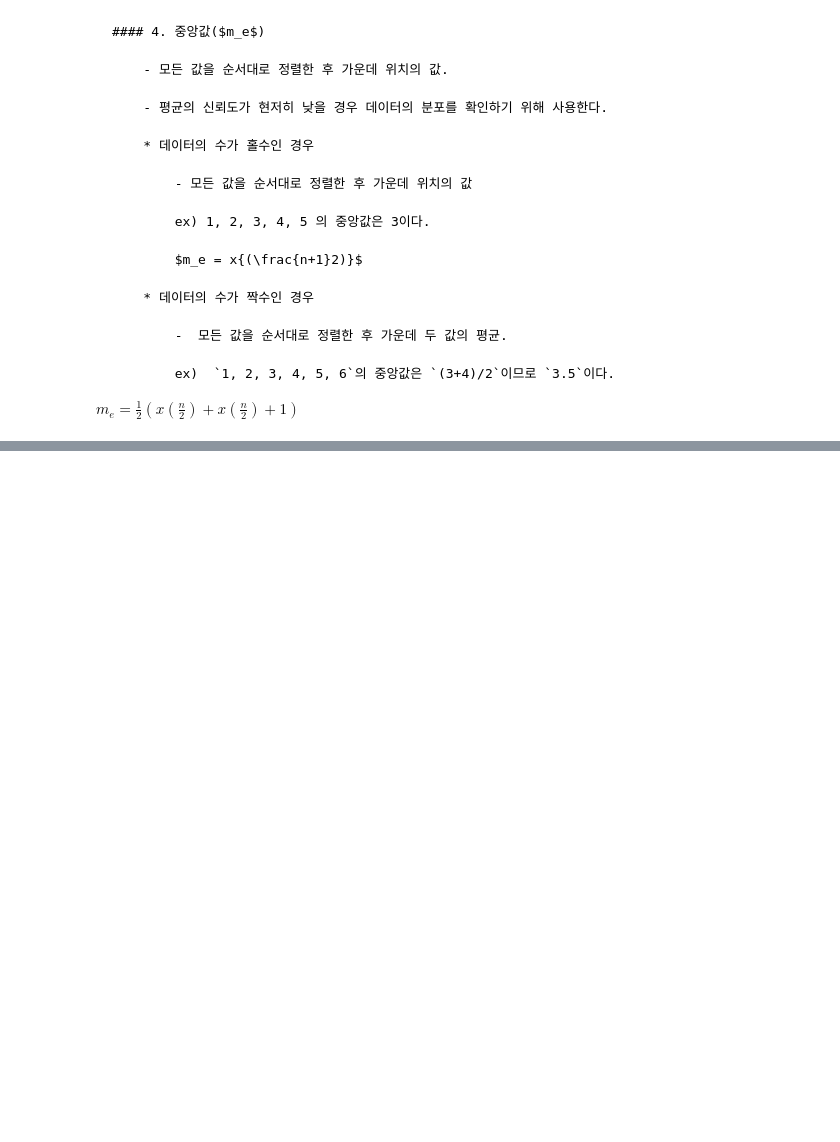
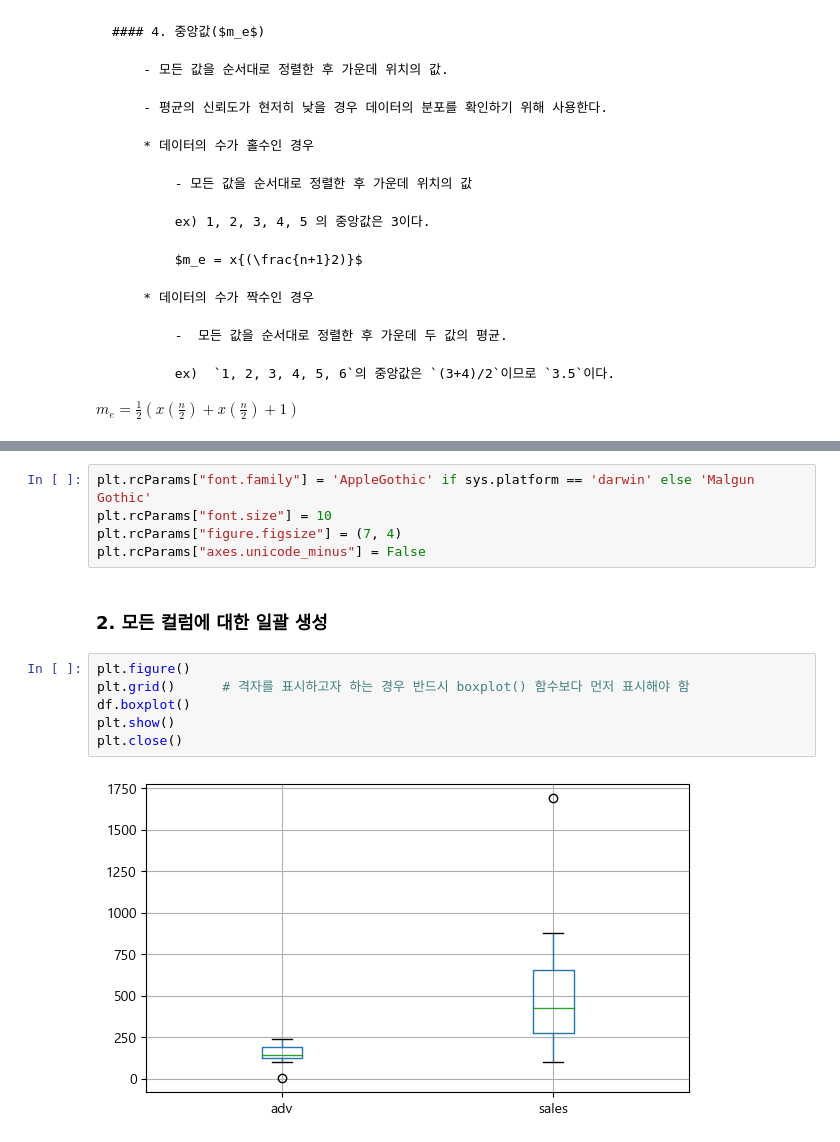
Before and after one commit to MDBluequasar/BigdatamegaIT, a Jupyter notebook: 수업내용/D_탐색적_데이터/02_기술통계/01_기초통계량.ipynb, the cells around one changed output, grey strips where cells are left out. Cells and saved outputs as stored; diff of their text form; blank space fills up the shorter version.

```diff
--- a/수업내용/D_탐색적_데이터/02_기술통계/01_기초통계량.ipynb
+++ b/수업내용/D_탐색적_데이터/02_기술통계/01_기초통계량.ipynb
@@ -152,0 +274,15 @@ $m_e = \frac{1}{2}{({x{(\frac{n}{2})} + {x{(\frac{n}{2})+1}}})}$
+# %%
+plt.rcParams["font.family"] = 'AppleGothic' if sys.platform == 'darwin' else 'Malgun Gothic'
+plt.rcParams["font.size"] = 10
+plt.rcParams["figure.figsize"] = (7, 4)
+plt.rcParams["axes.unicode_minus"] = False
+# %% [markdown]
+### 2. 모든 컬럼에 대한 일괄 생성
+# %%
+plt.figure()
+plt.grid()      # 격자를 표시하고자 하는 경우 반드시 boxplot() 함수보다 먼저 표시해야 함
+df.boxplot()
+plt.show()
+plt.close()
+# %% [output]
+[figure, added]
```
Also changed, not shown: parts of 35 cells of this notebook, 14 other files.
